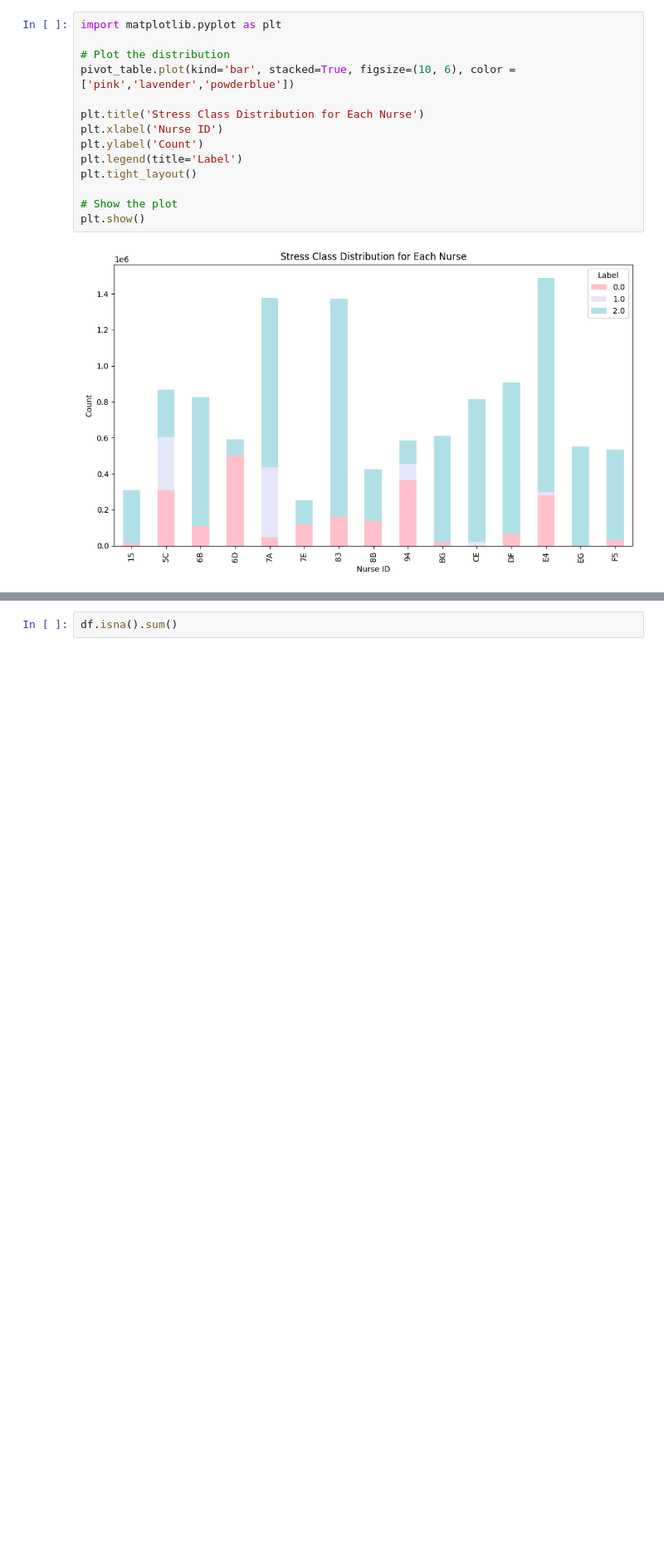
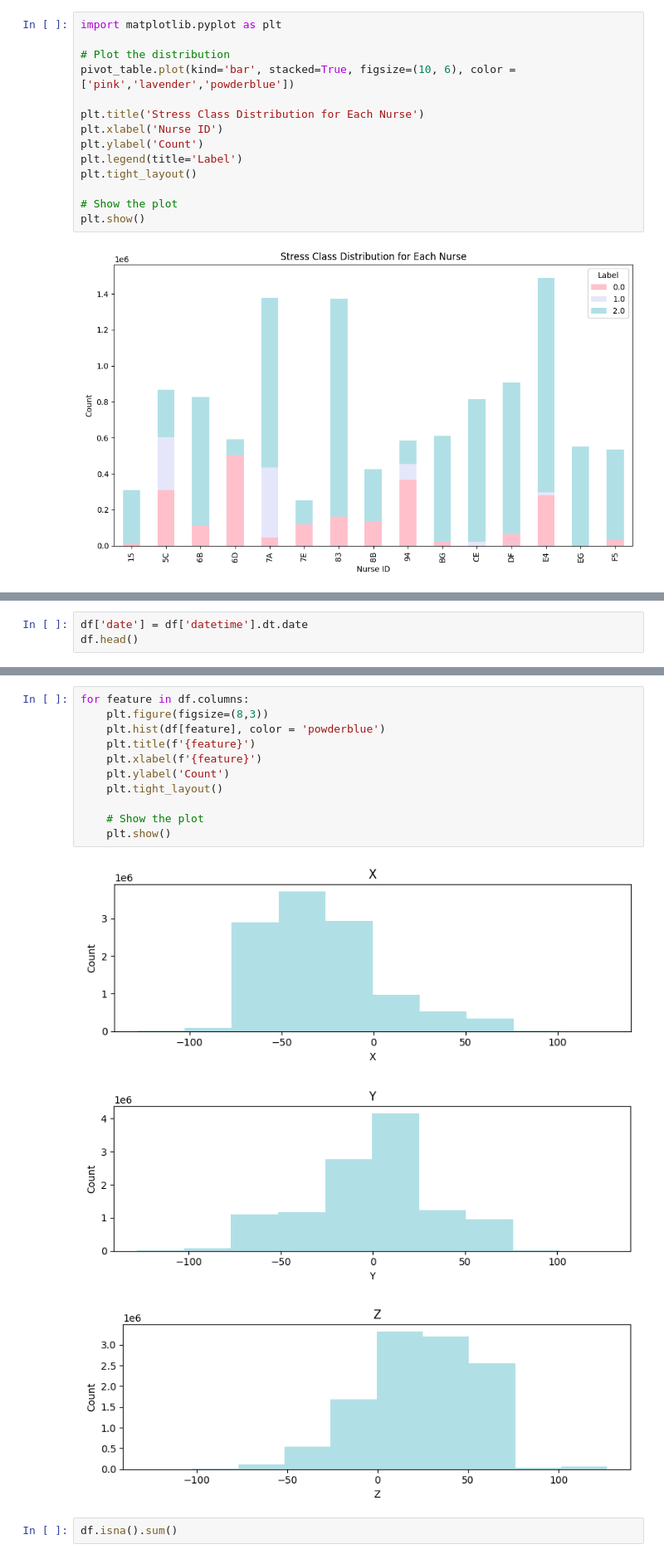
Before and after one commit to adishri8/MLMAMidtermProject, a Jupyter notebook: preprocessing_eda.ipynb, the cells around one changed output, grey strips where cells are left out. Shown at 83% size. Drawn from its saved outputs; the diff is of its cells as text; blank space fills up the shorter version.

```diff
--- a/preprocessing_eda.ipynb
+++ b/preprocessing_eda.ipynb
@@ -66,0 +94,3 @@ plt.show()
+# %%
+df['date'] = df['datetime'].dt.date
+df.head()
@@ -67,3 +104,18 @@ plt.show()
+# %%
+for feature in df.columns:
+    plt.figure(figsize=(8,3))
+    plt.hist(df[feature], color = 'powderblue')
+    plt.title(f'{feature}')
+    plt.xlabel(f'{feature}')
+    plt.ylabel('Count')
+    plt.tight_layout()
+
+    # Show the plot
+    plt.show()
+# %% [output]
+[figure, added]
+[figure, added]
+[figure, added]
 # %%
 df.isna().sum()
 # %% [output]
```
Also changed, not shown: parts of 6 cells of this notebook.
